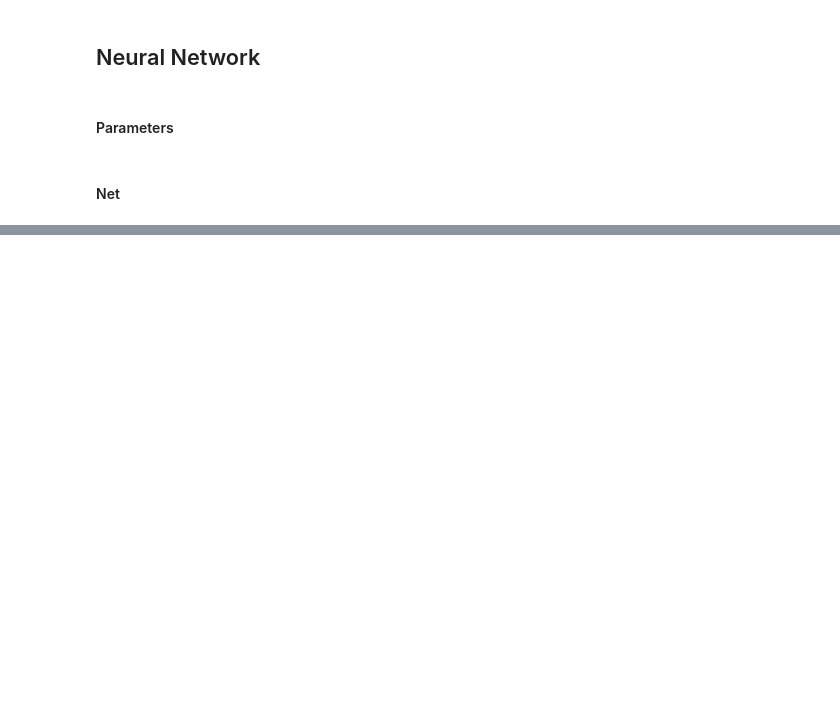
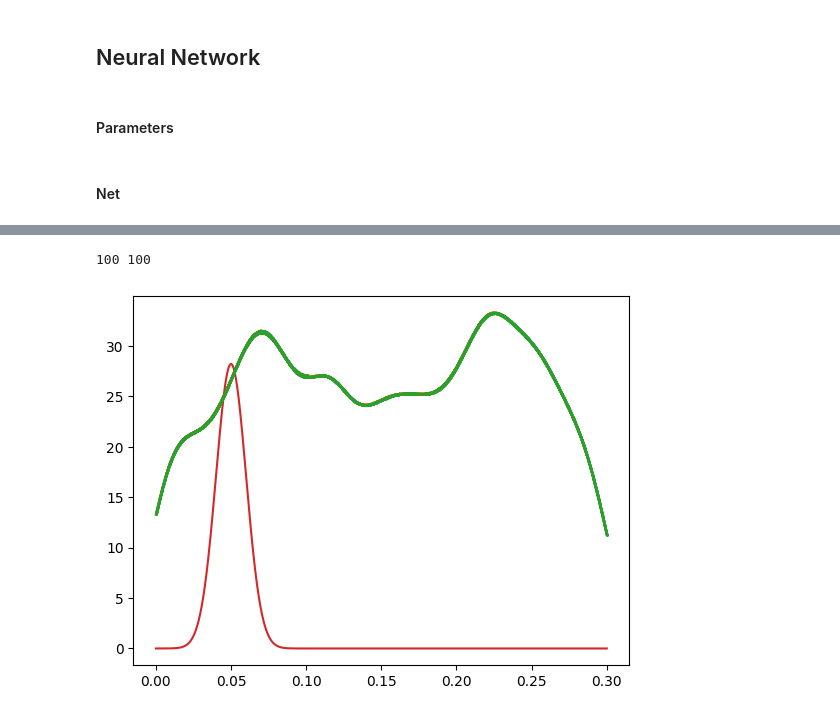
Before and after one commit to Manuel1711/Neural-Networks, a Jupyter notebook: harm_osc/nn_harm.ipynb, the cells around one changed output, grey strips where cells are left out. Cells and saved outputs as stored; diff of their text form; code cells hidden in the pictures; blank space fills up the shorter version.

```diff
--- a/harm_osc/nn_harm.ipynb
+++ b/harm_osc/nn_harm.ipynb
@@ -105,7 +104,7 @@ class netNeur(nn.Module):
         self.layer1=nn.Linear(len(input_train[0,:]), hid_size)
         self.activation1=nn.ReLU()
         self.layer2=nn.Linear(hid_size,hid_size2)
-        self.activation2=nn.ReLU() #nn.GELU() #nn.ReLU() #nn.Tanh()
+        self.activation2=nn.Tanh() #nn.GELU() #nn.ReLU() #nn.Tanh()
         self.layer3=nn.Linear(hid_size2,hid_size2)
         self.layer4=nn.Linear(hid_size2,len(out_train[0,:]))
         #self.activation3=torch.norm()
@@ -117,7 +116,7 @@ class netNeur(nn.Module):
         x=self.layer1(x)
         x=self.activation1(x)
         x=self.layer2(x)
-        x=self.activation2(x)
+        x=self.activation1(x)
         #x=self.layer3(x)
         #x=self.activation2(x)
         x=self.layer4(x)
@@ -130,14 +129,14 @@ loss_fun=nn.MSELoss()
 rete=netNeur()
 
 losses = []
-n_discr = int(num_train/1)
+n_discr = int(num_train/2)
 dstep = int((num_train-1)/n_discr + 1)
 
 optimizer = torch.optim.Adam(rete.parameters(), lr=learning_rate)
 #optimizer = torch.optim.SGD(rete.parameters(), lr=learning_rate)
 scheduler = lr_scheduler.StepLR(optimizer, step_size=500, gamma=0.1)
 
-for j in range(1):
+for j in range(4):
     #for i in range(0,n_discr):
     for i in tqdm(range(n_discr), desc="Progress", ncols=100):
         #optimizer = torch.optim.Adam(rete.parameters(), lr=0.01)
@@ -211,0 +183,41 @@ plt.show()
+# %%
+print(len(input_train[0,:]), len(input_test))
+
+mean_out_test = torch.tensor(np.zeros(len(out_test)))
+err_out_test = torch.tensor(np.zeros(len(out_test)))
+
+#n_discr = num_test
+#dstep = int((num_test-1)/n_discr + 1)
+#boot_max = 4
+for test_num in range(boot_max):
+    #input_train = input[0:num_train,:]
+    input_test = input[test_num,:]
+    in_test = torch.tensor(input_test)
+
+    rete.eval()
+
+    with torch.no_grad():
+        out_net = rete(in_test)
+
+    mean_out_test += out_net
+    err_out_test += torch.square(out_net)
+
+mean_out_test = mean_out_test / float(boot_max)
+err_out_test = torch.sqrt((err_out_test- float(boot_max)*torch.square(mean_out_test))/ (float(boot_max)-1.))
+#out_net = distribNTKgp(input_test, input_train, out_train, eta, n_layer, sigma_w, sigma_b, n0)
+# %% [output]
+100 100
+# %%
+#xjj, yjj = np.loadtxt("data/spectrum_smeared1.txt", unpack="True")
+
+#print(out_net, len(input_test))
+#plt.xlim(0,0.3)
+plt.plot(x, out_net)
+plt.plot(x, mean_out_test)
+plt.errorbar(x, mean_out_test, yerr=err_out_test, fmt='.', markersize=1, capsize=1, elinewidth=1)
+#plt.xlim([0,10])
+plt.plot(x, pdf)
+#plt.plot(xjj, yjj)#out_test)
+plt.show()
+# %% [output]
+[figure, added]
```
Also changed, not shown: parts of 7 cells of this notebook, 5 other files.
